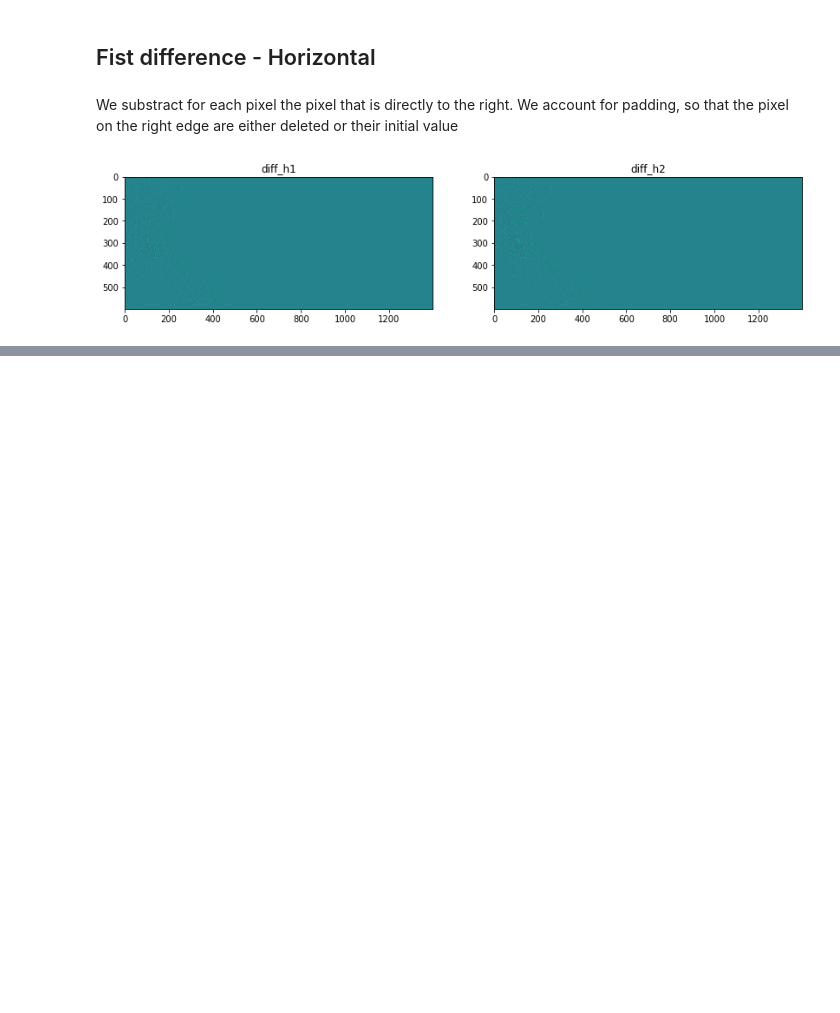
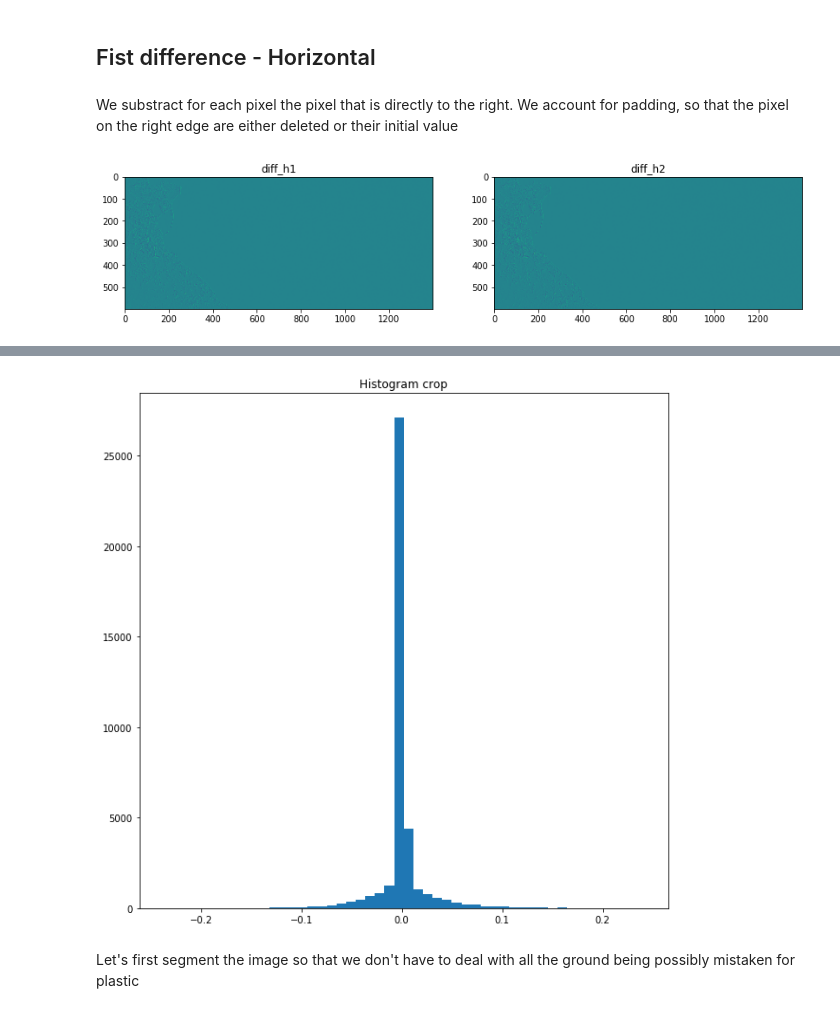
Before and after one commit to BasileR/plastic_detection_from_space, a Jupyter notebook: Image_Gaspard.ipynb, the cells around one changed output, grey strips where cells are left out. Saved outputs shown, nothing was run; the diff lists cells and outputs as text; code cells hidden in the pictures; blank space fills up the shorter version.

Commit message:
trying to deal with borders...

```diff
--- a/Image_Gaspard.ipynb
+++ b/Image_Gaspard.ipynb
@@ -114,0 +122,12 @@ show_2_images(diff_h1, diff_h2, 'diff_h1', 'diff_h2')
+# %%
+def plot_hist(img, bins=10, title="Histogram"):
+    plt.figure(figsize=(10,10))
+    plt.hist(img.flatten(), bins)
+    plt.title(title)
+    plt.show()
+
+plot_hist(diff_crop_h, 50,"Histogram crop")
+# %% [output]
+[figure, added]
+# %% [markdown]
+Let's first segment the image so that we don't have to deal with all the ground being possibly mistaken for plastic
```
Also changed, not shown: parts of 18 cells of this notebook.
